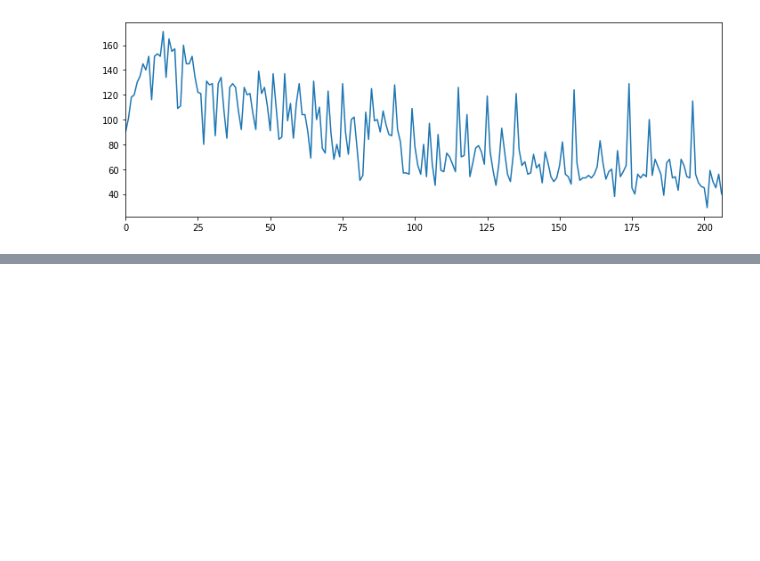
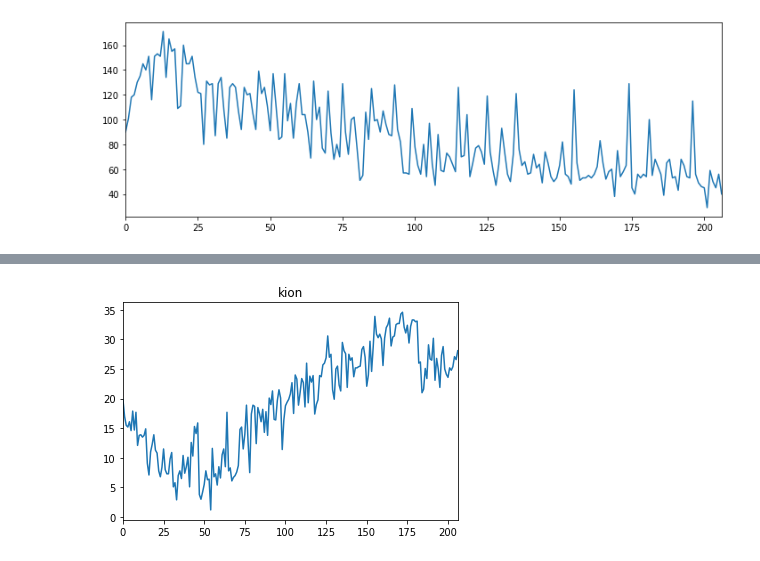
Before and after one commit to ducksfrogs/jpObent, a Jupyter notebook: jup/toPlot.ipynb, the cells around one changed output, grey strips where cells are left out. Cells and saved outputs as stored; diff of their text form; code cells hidden in the pictures; blank space fills up the shorter version.

```diff
--- a/jup/Untitled.ipynb
+++ b/jup/toPlot.ipynb
@@ -327,0 +333,4 @@ train['y'].plot(figsize=(12,4))
+# %%
+ax = train['temperature'].plot(title='kion')
+# %% [output]
+[figure, added]
```
Also changed, not shown: parts of 4 cells of this notebook, 1 other file.
